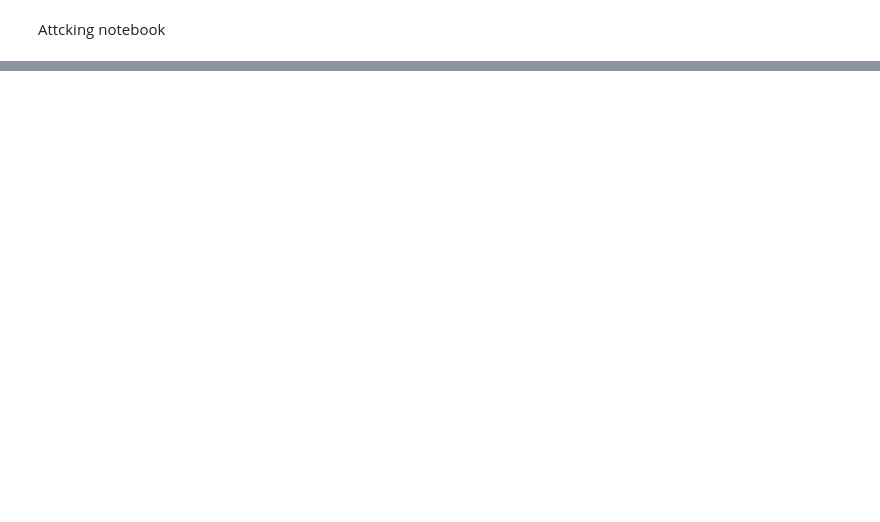
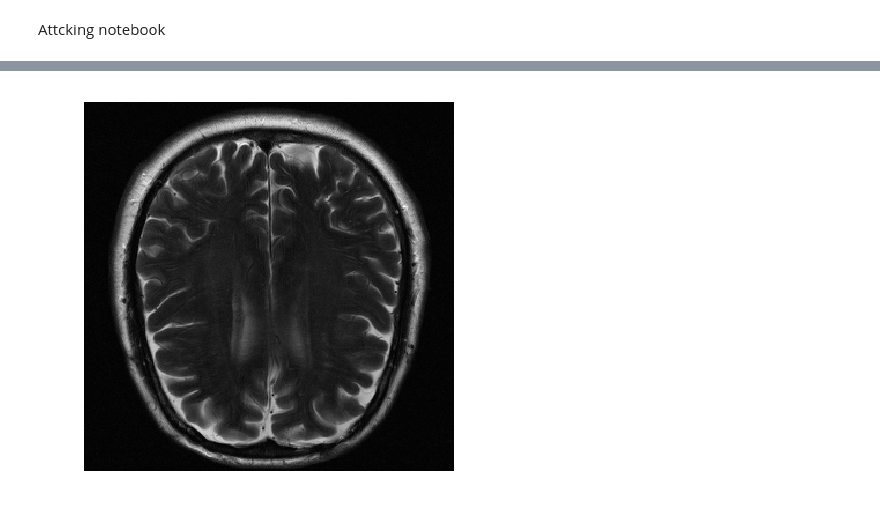
Before and after one commit to mohammedwttd/On-The-Role-of-K-Space-Acquisition-in-MRI-Reconstruction-Domain-Generalization, a Jupyter notebook: AttackingNotebook.ipynb, the cells around one changed output, grey strips where cells are left out. Drawn from its saved outputs; the diff is of its cells as text; code cells hidden in the pictures; blank space fills up the shorter version.

```diff
--- a/AttackingNotebook.ipynb
+++ b/AttackingNotebook.ipynb
@@ -232,0 +337,19 @@ print(f"the diff in trajectory for the humus: {humus_t_norm}")
+# %%
+def get_first_example(dataloader):
+    """
+    Get the first example from the DataLoader without iteration.
+
+    Args:
+    - dataloader: PyTorch DataLoader object
+
+    Returns:
+    - first_input: The first input example in the dataset.
+    - first_label: The label for the first input example.
+    """
+    inputs, labels, _, _, _ = next(iter(dataloader))
+    first_input = inputs[0]
+    first_target = labels[0]
+
+    return first_input, first_target
+# %%
+first_input, first_target = get_first_example(dev_loader)
@@ -232,0 +374,27 @@ print(f"the diff in trajectory for the humus: {humus_t_norm}")
+# %%
+import torch
+import torchvision
+import matplotlib.pyplot as plt
+import os
+from torchvision.transforms import Resize, ToPILImage
+
+def show_image(source):
+    source = source.clone()
+    source.reshape(320,320)
+    image = source
+    image -= image.min()
+    max_val = image.max()
+    if max_val > 0:
+        image /= max_val
+    source = image
+    grid = torchvision.utils.make_grid(source, nrow=4, pad_value=1)
+    numpy_image = grid.permute(1, 2, 0).cpu().detach().numpy()
+
+    # Save or display the image
+    plt.imshow(numpy_image)
+    plt.axis('off')
+    plt.show()
+# %%
+show_image(first_target)
+# %% [output]
+[figure, added]
```
Also changed, not shown: parts of 56 cells of this notebook, 7 other files.
